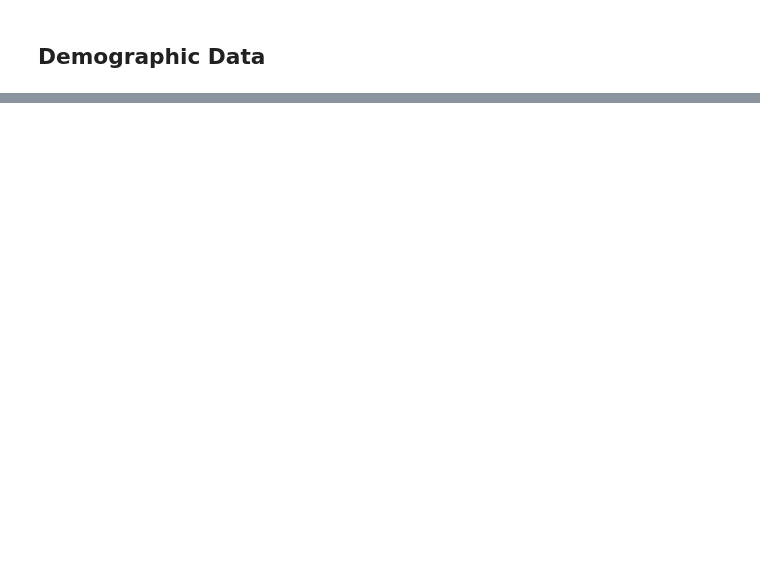
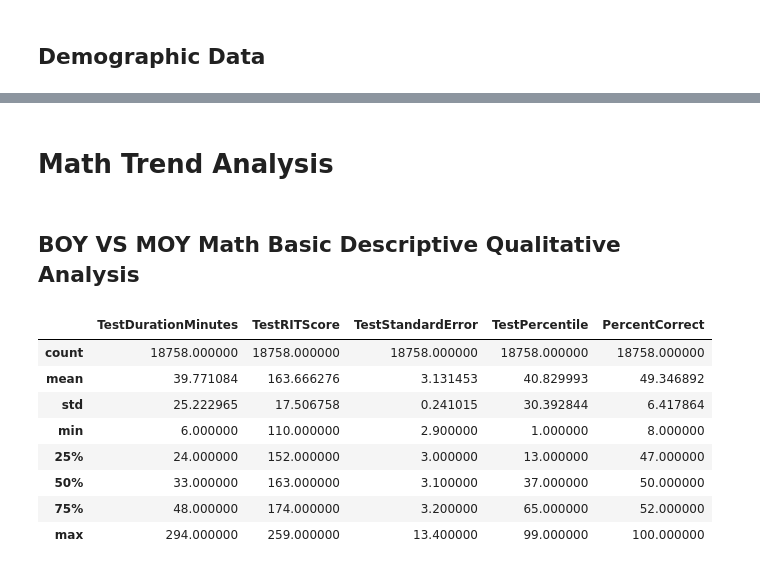
Before and after one commit to kristen770/MAP-Data-Analysis, a Jupyter notebook: MAP Score Analysis.ipynb, the cells around one changed output, grey strips where cells are left out. Drawn from its saved outputs; the diff is of its cells as text; code cells hidden in the pictures; blank space fills up the shorter version.

```diff
--- a/MAP Score Analysis.ipynb
+++ b/MAP Score Analysis.ipynb
@@ -276,0 +149,2 @@ for col in hist_columns:
+# %%
+quant_columns = ['TestDurationMinutes', 'TestRITScore', 'TestStandardError', 'TestPercentile','PercentCorrect']
@@ -276,0 +264,7 @@ for col in hist_columns:
+# %% [markdown]
+# Math Trend Analysis
+# %% [markdown]
+## BOY VS MOY Math Basic Descriptive Qualitative Analysis
+# %%
+#boy math
+boy_math = boy.loc[boy['Subject'] == "Mathematics"]
@@ -276,0 +274,13 @@ for col in hist_columns:
+# %%
+#descriptive statistics for quantitative columns
+boy_math[quant_columns].describe()
+# %% [output]
+|  | TestDurationMinutes | TestRITScore | TestStandardError | TestPercentile | PercentCorrect |
+| count | 18758.000000 | 18758.000000 | 18758.000000 | 18758.000000 | 18758.000000 |
+| mean | 39.771084 | 163.666276 | 3.131453 | 40.829993 | 49.346892 |
+| std | 25.222965 | 17.506758 | 0.241015 | 30.392844 | 6.417864 |
+| min | 6.000000 | 110.000000 | 2.900000 | 1.000000 | 8.000000 |
+| 25% | 24.000000 | 152.000000 | 3.000000 | 13.000000 | 47.000000 |
+| 50% | 33.000000 | 163.000000 | 3.100000 | 37.000000 | 50.000000 |
+| 75% | 48.000000 | 174.000000 | 3.200000 | 65.000000 | 52.000000 |
+| max | 294.000000 | 259.000000 | 13.400000 | 99.000000 | 100.000000 |
```
Also changed, not shown: parts of 55 cells of this notebook.
